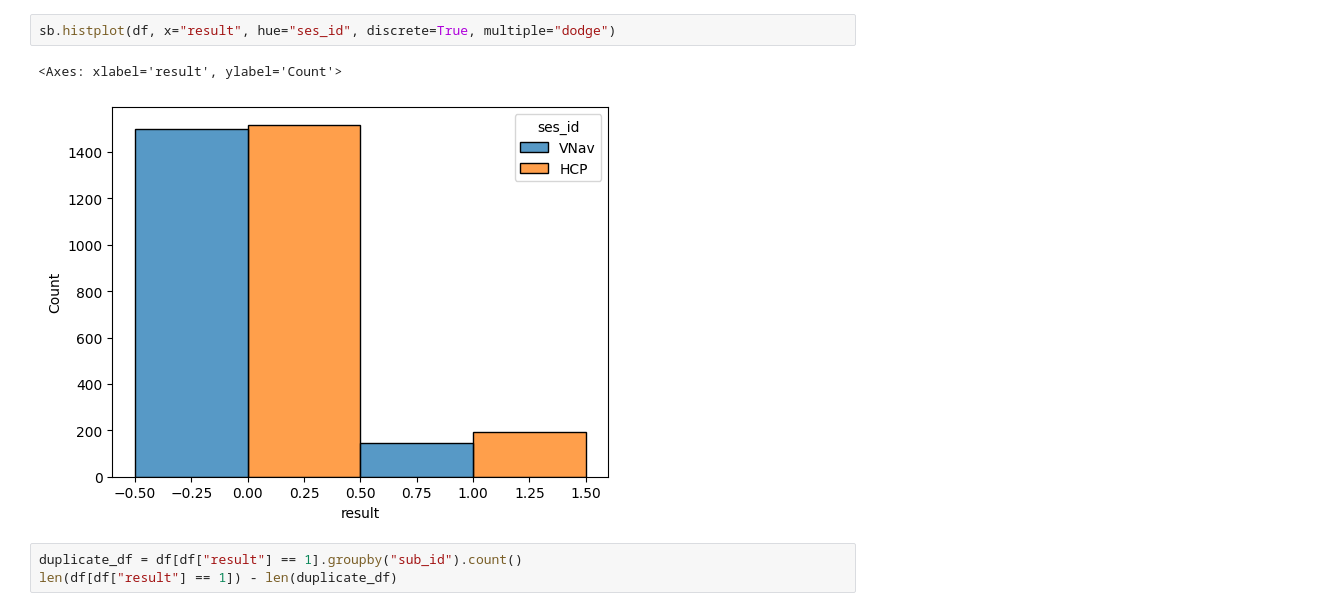
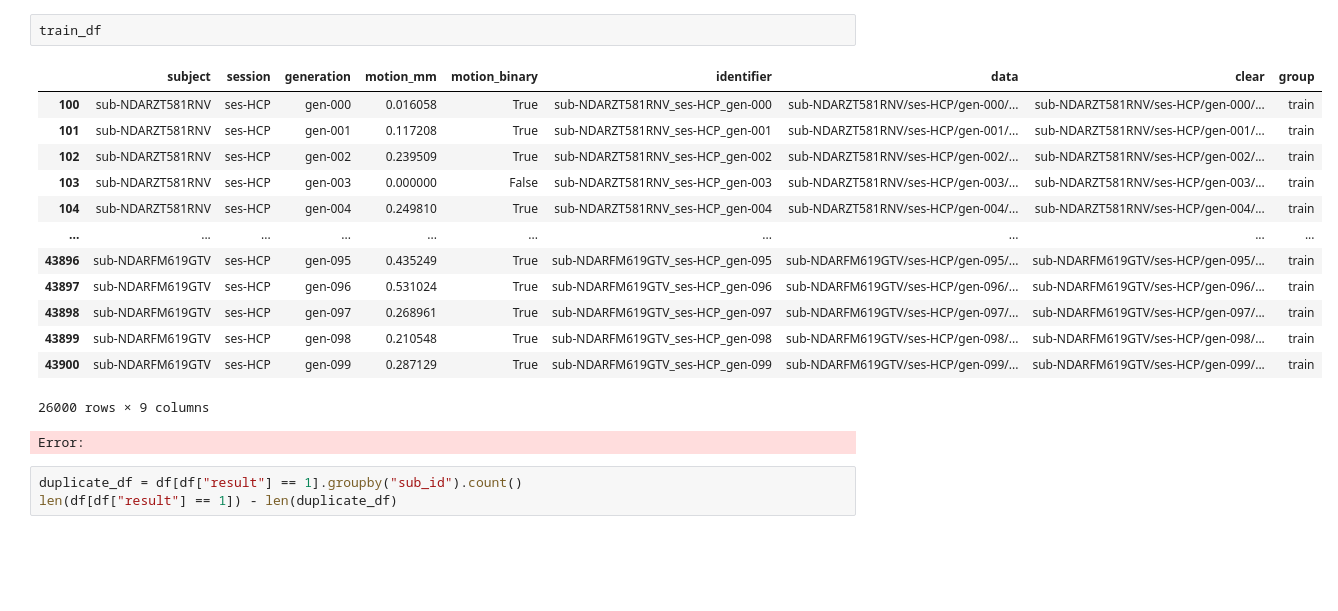
Before and after one commit to Neuro-iX/cortical-motion, a Jupyter notebook: notebooks/CBIC_brainscore.ipynb, the cells around one changed output. Drawn from its saved outputs; the diff is of its cells as text; blank space fills up the shorter version.

```diff
--- a/notebooks/CBIC_brainscore.ipynb
+++ b/notebooks/CBIC_brainscore.ipynb
@@ -16,8 +14,20 @@ sb.histplot(df, x="result")
-# %%
-sb.histplot(df, x="result", hue="ses_id", discrete=True, multiple="dodge")
-# %% [output]
-<Axes: xlabel='result', ylabel='Count'>
-[figure, removed]
+# %%
+train_df
+# %% [output]
+|  | subject | session | generation | motion_mm | motion_binary | identifier | data | clear | group |
+| 100 | sub-NDARZT581RNV | ses-HCP | gen-000 | 0.016058 | True | sub-NDARZT581RNV_ses-HCP_gen-000 | sub-NDARZT581RNV/ses-HCP/gen-000/... | sub-NDARZT581RNV/ses-HCP/gen-000/... | train |
+| 101 | sub-NDARZT581RNV | ses-HCP | gen-001 | 0.117208 | True | sub-NDARZT581RNV_ses-HCP_gen-001 | sub-NDARZT581RNV/ses-HCP/gen-001/... | sub-NDARZT581RNV/ses-HCP/gen-001/... | train |
+| 102 | sub-NDARZT581RNV | ses-HCP | gen-002 | 0.239509 | True | sub-NDARZT581RNV_ses-HCP_gen-002 | sub-NDARZT581RNV/ses-HCP/gen-002/... | sub-NDARZT581RNV/ses-HCP/gen-002/... | train |
+| 103 | sub-NDARZT581RNV | ses-HCP | gen-003 | 0.000000 | False | sub-NDARZT581RNV_ses-HCP_gen-003 | sub-NDARZT581RNV/ses-HCP/gen-003/... | sub-NDARZT581RNV/ses-HCP/gen-003/... | train |
+| 104 | sub-NDARZT581RNV | ses-HCP | gen-004 | 0.249810 | True | sub-NDARZT581RNV_ses-HCP_gen-004 | sub-NDARZT581RNV/ses-HCP/gen-004/... | sub-NDARZT581RNV/ses-HCP/gen-004/... | train |
+| ... | ... | ... | ... | ... | ... | ... | ... | ... | ... |
+| 43896 | sub-NDARFM619GTV | ses-HCP | gen-095 | 0.435249 | True | sub-NDARFM619GTV_ses-HCP_gen-095 | sub-NDARFM619GTV/ses-HCP/gen-095/... | sub-NDARFM619GTV/ses-HCP/gen-095/... | train |
+| 43897 | sub-NDARFM619GTV | ses-HCP | gen-096 | 0.531024 | True | sub-NDARFM619GTV_ses-HCP_gen-096 | sub-NDARFM619GTV/ses-HCP/gen-096/... | sub-NDARFM619GTV/ses-HCP/gen-096/... | train |
+| 43898 | sub-NDARFM619GTV | ses-HCP | gen-097 | 0.268961 | True | sub-NDARFM619GTV_ses-HCP_gen-097 | sub-NDARFM619GTV/ses-HCP/gen-097/... | sub-NDARFM619GTV/ses-HCP/gen-097/... | train |
+| 43899 | sub-NDARFM619GTV | ses-HCP | gen-098 | 0.210548 | True | sub-NDARFM619GTV_ses-HCP_gen-098 | sub-NDARFM619GTV/ses-HCP/gen-098/... | sub-NDARFM619GTV/ses-HCP/gen-098/... | train |
+| 43900 | sub-NDARFM619GTV | ses-HCP | gen-099 | 0.287129 | True | sub-NDARFM619GTV_ses-HCP_gen-099 | sub-NDARFM619GTV/ses-HCP/gen-099/... | sub-NDARFM619GTV/ses-HCP/gen-099/... | train |
+26000 rows × 9 columns
+Error:
 # %%
 duplicate_df = df[df["result"] == 1].groupby("sub_id").count()
 len(df[df["result"] == 1]) - len(duplicate_df)
```
Also changed, not shown: parts of 2 cells of this notebook, 32 other files.
